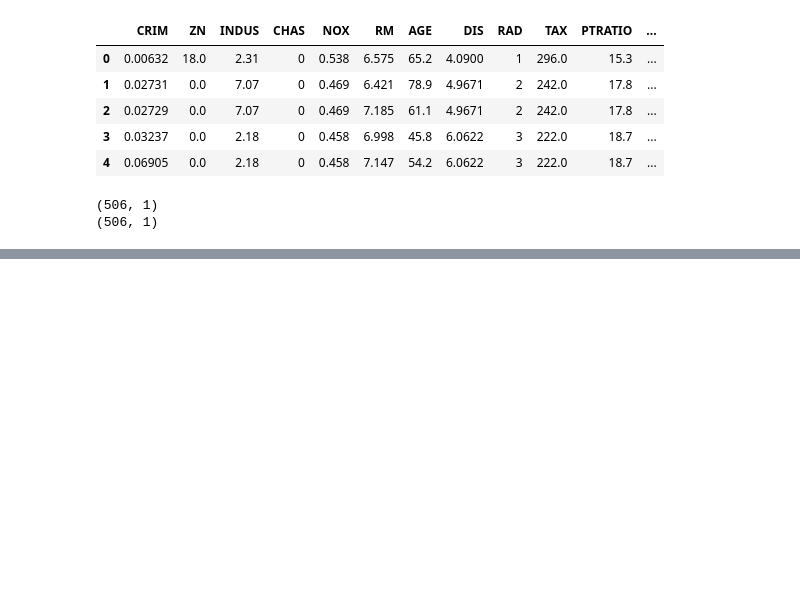
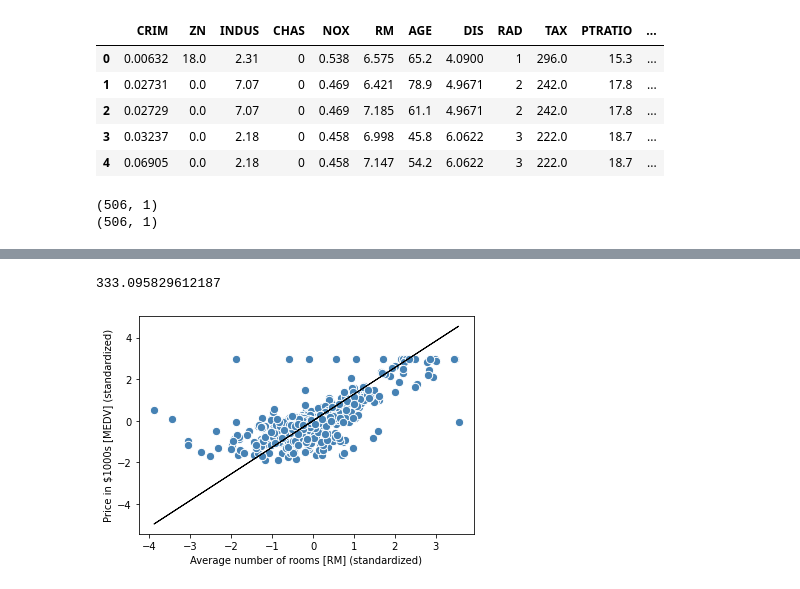
Before and after one commit to limcherhang/MLP, a Jupyter notebook: project.ipynb, the cells around one changed output, grey strips where cells are left out. Drawn from its saved outputs; the diff is of its cells as text; code cells hidden in the pictures; blank space fills up the shorter version.

```diff
--- a/project.ipynb
+++ b/project.ipynb
@@ -45,7 +49,7 @@ class NeuralNetMLP(object):
         self.drop_out = drop_out
 
     def _Relu(self, z):
-        return np.maximum(0, z)
+        return np.maximum(0, np.clip(z,0,1))
 
     def _dropout(self, X):
 
@@ -70,9 +74,11 @@ class NeuralNetMLP(object):
         cost = np.sum((y_enc - output)**2)
         return cost
 
+    def net_input(self, X):
+        return X * np.dot(self._Relu(self.w_h), self._Relu(self.w_out))
+
     def predict(self, X):
-        z_h, a_h, z_out, a_out = self._forward(X)
-        return a_out
+        return self.net_input(X)
 
     def fit(self, X_train, y_train, X_valid, y_valid):
         n_output = 1 # no. of class labels
@@ -92,15 +98,21 @@ class NeuralNetMLP(object):
         #initializer
         self.w_out = self.random.normal(loc=0.0, scale=0.1,size=(self.n_hidden, n_output))
         epoch_strlen = len(str(self.epochs)) # for progr. format.
-        self.eval_ = {'cost': [], 'train_acc': [], 'valid_acc': []}
+        self.eval_ = {'cost': []}
 
         # iterate over training epochs
-        for i in range(self.epochs):
+        for j in range(self.epochs):
             # iterate over minibatches
             indices = np.arange(X_train.shape[0])
 
             if self.shuffle:
-              self.random.shuffle(indices)
+                self.random.shuffle(indices)
+
+            print('Epoch', j+1,end = ' ')
+
+            #progress_bar = Progbar(target=indices.shape[0])
+            start = time.time()
+
             for start_idx in range(0,indices.shape[0] -self.minibatch_size +1,self.minibatch_size):
                 batch_idx = indices[start_idx:start_idx+self.minibatch_size]
                 # forward propagation
@@ -134,6 +146,7 @@ class NeuralNetMLP(object):
                 delta_b_out = grad_b_out # bias is not regularized
                 self.w_out -= self.eta * delta_w_out
                 self.b_out -= self.eta * delta_b_out
+                #progress_bar.update(start_idx)
             #############
             # Evaluation
             #############
@@ -142,12 +155,14 @@ class NeuralNetMLP(object):
 
             cost = self._compute_cost(y_train,a_out)
             self.eval_['cost'].append(cost)
-            #print('cost:', self.eval_['cost'][len(self.eval_['cost'])-1], end = ',')
+            print('cost:', self.eval_['cost'][len(self.eval_['cost'])-1], end = ', ')
+            end = time.time()
+            print(end-start, 'sec')
         return self
 # %%
 nn = NeuralNetMLP()
-nn.n_hidden=30
-nn.epochs = 300
+nn.n_hidden=20
+nn.epochs = 1000
 nn.dropout = True
 nn.eta = 0.00001
 nn.fit(X_train = X_train[:500], y_train = y_train[:500], X_valid = X_train[500:], y_valid = y_train[500:])
@@ -166,15 +202,19 @@ plt.show()
 # %%
 print(nn.eval_['cost'][len(nn.eval_['cost'])-1])
+# %% [output]
+333.095829612187
 # %%
 def lin_regplot(X, y, model):
     plt.scatter(X, y, c='steelblue', edgecolor='white', s=70)
-    plt.plot(X, model.predict(X), color='black', lw=2)
-    return None
-lin_regplot(y_pred, y_train, nn)
+    plt.plot(X, model.predict(X), color='black', lw=1)
+
+lin_regplot(X_train, y_train, nn)
 plt.xlabel('Average number of rooms [RM] (standardized)')
 plt.ylabel('Price in $1000s [MEDV] (standardized)')
 if nn.dropout == True:
     plt.savefig('predictdo.png')
 elif nn.dropout == False:
     plt.savefig('predict.png')
 plt.show()
+# %% [output]
+[figure, added]
```
Also changed, not shown: parts of 3 cells of this notebook, 4 other files.
